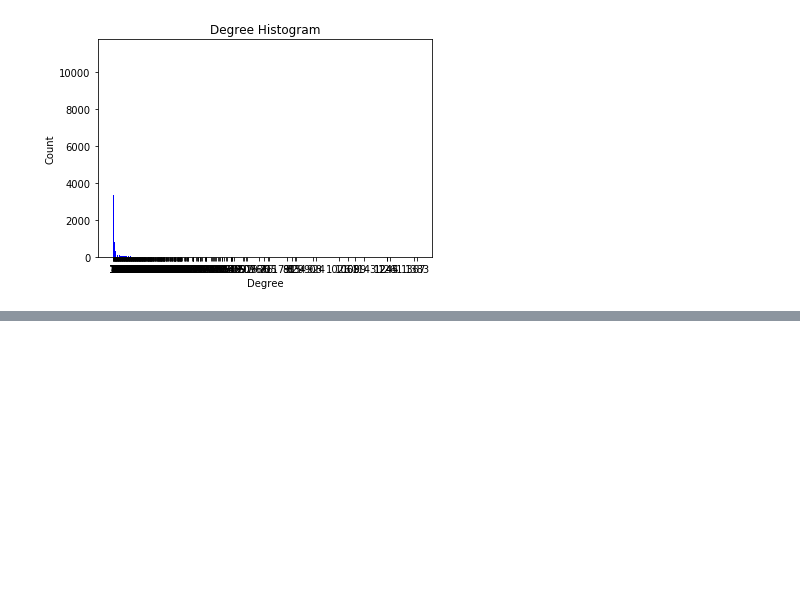
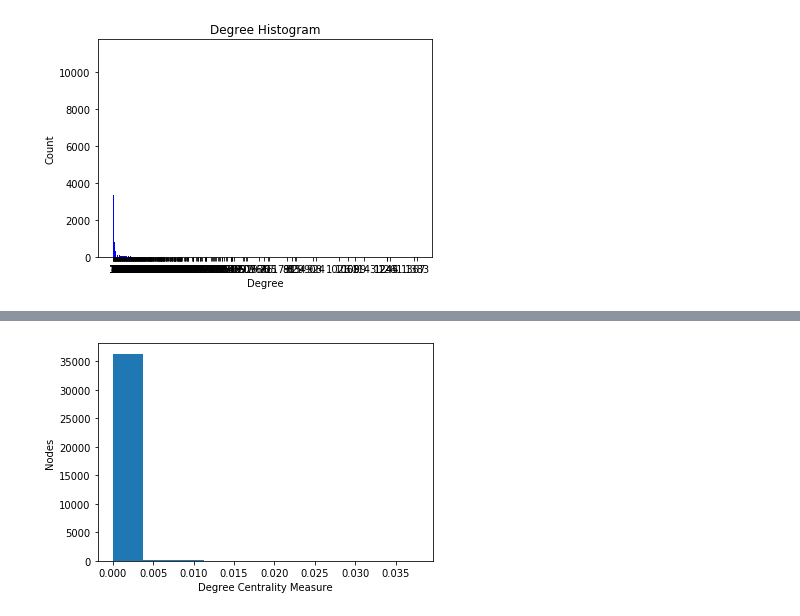
Before and after one commit to acquayefrank/na-enron-emails, a Jupyter notebook: Network Analysis of Enron Emails.ipynb, the cells around one changed output, grey strips where cells are left out. Saved outputs shown, nothing was run; the diff lists cells and outputs as text; code cells hidden in the pictures; blank space fills up the shorter version.

Commit message:
added centrality measures

```diff
--- a/Network Analysis of Enron Emails.ipynb
+++ b/Network Analysis of Enron Emails.ipynb
@@ -143,2 +163,11 @@ nx.closeness_centrality(G)
 # %%
 betweeness = nx.betweenness_centrality(G)
+# %%
+# Plot a histogram of the degree centrality distribution of the graph.
+plt.figure()
+plt.hist(list(Out[21].values()))
+plt.xlabel("Degree Centrality Measure")
+plt.ylabel("Nodes")
+plt.show()
+# %% [output]
+[figure, added]
```
Also changed, not shown: parts of 11 cells of this notebook.
